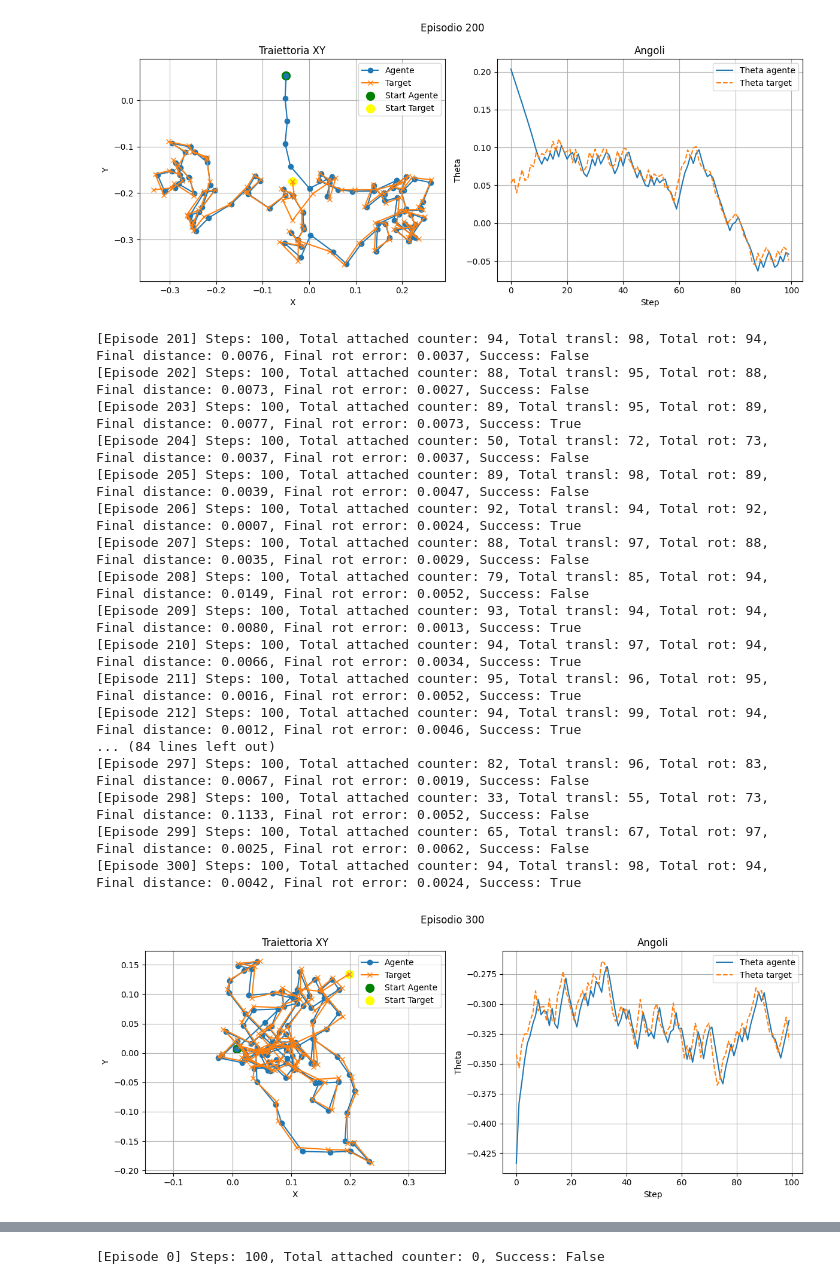
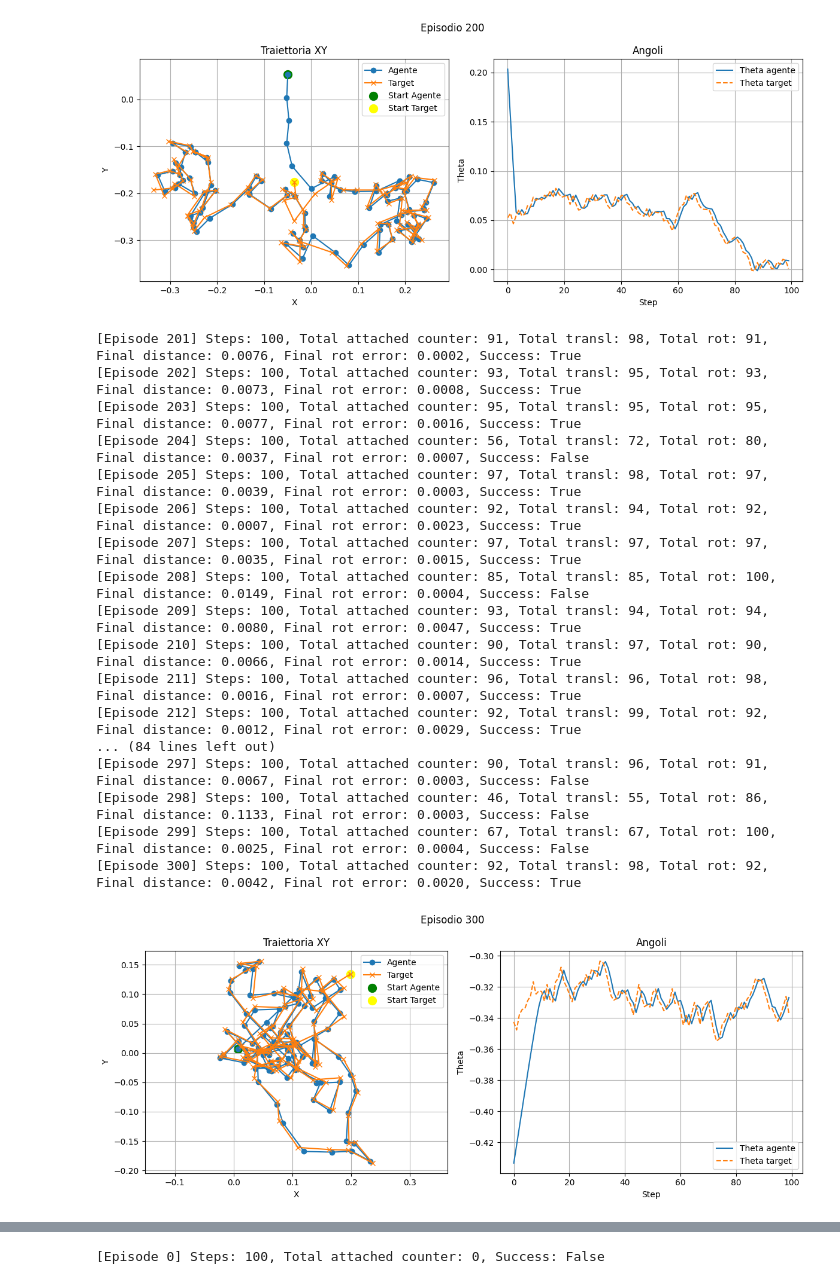
Before and after one commit to EdoardoZappia/RL_IL_AR_for_surgery, a Jupyter notebook: test.ipynb, the cells around one changed output, grey strips where cells are left out. Cells and saved outputs as stored; diff of their text form; code cells hidden in the pictures.

```diff
--- a/test.ipynb
+++ b/test.ipynb
@@ -161,7 +161,7 @@ def plot_trajectory(trajectory, target_traj, theta_traj, theta_target_traj, epis
 # --- MAIN ---
 if __name__ == "__main__":
     ckpt_transl = "/Users/edoardozappia/Documents/GitHub/RL_IL_AR_for_surgery/Traslazioni-dinamiche/Noisy/ddpg_run_dyn_mov_0.05_noisy_target_0.00520250504_150841/checkpoint_ep3639.pth"
-    ckpt_rot = "/Users/edoardozappia/Documents/GitHub/RL_IL_AR_for_surgery/Rotazioni-dinamiche/Noisy/ddpg_mov_0.02_std_0.001_20250509_171021/checkpoint_ep2114.pth"
+    ckpt_rot = "/Users/edoardozappia/Documents/GitHub/RL_IL_AR_for_surgery/Rotazioni-dinamiche/Noisy/ddpg_mov_0.01_std_0.001_20250509_173413/checkpoint_ep769.pth"
     agent_transl, agent_rot = load_agents(ckpt_transl, ckpt_rot)
     test_dual_agents(agent_transl, agent_rot)
 # %% [output]
@@ -205,19 +205,19 @@ if __name__ == "__main__":
-[figure, old version]
+[figure, new version]
-[Episode 201] Steps: 100, Total attached counter: 94, Total transl: 98, Total rot: 94, Final distance: 0.0076, Final rot error: 0.0037, Success: False
-[Episode 202] Steps: 100, Total attached counter: 88, Total transl: 95, Total rot: 88, Final distance: 0.0073, Final rot error: 0.0027, Success: False
-[Episode 203] Steps: 100, Total attached counter: 89, Total transl: 95, Total rot: 89, Final distance: 0.0077, Final rot error: 0.0073, Success: True
-[Episode 204] Steps: 100, Total attached counter: 50, Total transl: 72, Total rot: 73, Final distance: 0.0037, Final rot error: 0.0037, Success: False
-[Episode 205] Steps: 100, Total attached counter: 89, Total transl: 98, Total rot: 89, Final distance: 0.0039, Final rot error: 0.0047, Success: False
-[Episode 206] Steps: 100, Total attached counter: 92, Total transl: 94, Total rot: 92, Final distance: 0.0007, Final rot error: 0.0024, Success: True
-[Episode 207] Steps: 100, Total attached counter: 88, Total transl: 97, Total rot: 88, Final distance: 0.0035, Final rot error: 0.0029, Success: False
-[Episode 208] Steps: 100, Total attached counter: 79, Total transl: 85, Total rot: 94, Final distance: 0.0149, Final rot error: 0.0052, Success: False
-[Episode 209] Steps: 100, Total attached counter: 93, Total transl: 94, Total rot: 94, Final distance: 0.0080, Final rot error: 0.0013, Success: True
-[Episode 210] Steps: 100, Total attached counter: 94, Total transl: 97, Total rot: 94, Final distance: 0.0066, Final rot error: 0.0034, Success: True
-[Episode 211] Steps: 100, Total attached counter: 95, Total transl: 96, Total rot: 95, Final distance: 0.0016, Final rot error: 0.0052, Success: True
-[Episode 212] Steps: 100, Total attached counter: 94, Total transl: 99, Total rot: 94, Final distance: 0.0012, Final rot error: 0.0046, Success: True
+[Episode 201] Steps: 100, Total attached counter: 91, Total transl: 98, Total rot: 91, Final distance: 0.0076, Final rot error: 0.0002, Success: True
+[Episode 202] Steps: 100, Total attached counter: 93, Total transl: 95, Total rot: 93, Final distance: 0.0073, Final rot error: 0.0008, Success: True
+[Episode 203] Steps: 100, Total attached counter: 95, Total transl: 95, Total rot: 95, Final distance: 0.0077, Final rot error: 0.0016, Success: True
+[Episode 204] Steps: 100, Total attached counter: 56, Total transl: 72, Total rot: 80, Final distance: 0.0037, Final rot error: 0.0007, Success: False
+[Episode 205] Steps: 100, Total attached counter: 97, Total transl: 98, Total rot: 97, Final distance: 0.0039, Final rot error: 0.0003, Success: True
+[Episode 206] Steps: 100, Total attached counter: 92, Total transl: 94, Total rot: 92, Final distance: 0.0007, Final rot error: 0.0023, Success: True
+[Episode 207] Steps: 100, Total attached counter: 97, Total transl: 97, Total rot: 97, Final distance: 0.0035, Final rot error: 0.0015, Success: True
+[Episode 208] Steps: 100, Total attached counter: 85, Total transl: 85, Total rot: 100, Final distance: 0.0149, Final rot error: 0.0004, Success: False
+[Episode 209] Steps: 100, Total attached counter: 93, Total transl: 94, Total rot: 94, Final distance: 0.0080, Final rot error: 0.0047, Success: True
+[Episode 210] Steps: 100, Total attached counter: 90, Total transl: 97, Total rot: 90, Final distance: 0.0066, Final rot error: 0.0014, Success: True
+[Episode 211] Steps: 100, Total attached counter: 96, Total transl: 96, Total rot: 98, Final distance: 0.0016, Final rot error: 0.0007, Success: True
+[Episode 212] Steps: 100, Total attached counter: 92, Total transl: 99, Total rot: 92, Final distance: 0.0012, Final rot error: 0.0029, Success: True
 ... (84 lines left out)
-[Episode 297] Steps: 100, Total attached counter: 82, Total transl: 96, Total rot: 83, Final distance: 0.0067, Final rot error: 0.0019, Success: False
-[Episode 298] Steps: 100, Total attached counter: 33, Total transl: 55, Total rot: 73, Final distance: 0.1133, Final rot error: 0.0052, Success: False
-[Episode 299] Steps: 100, Total attached counter: 65, Total transl: 67, Total rot: 97, Final distance: 0.0025, Final rot error: 0.0062, Success: False
-[Episode 300] Steps: 100, Total attached counter: 94, Total transl: 98, Total rot: 94, Final distance: 0.0042, Final rot error: 0.0024, Success: True
+[Episode 297] Steps: 100, Total attached counter: 90, Total transl: 96, Total rot: 91, Final distance: 0.0067, Final rot error: 0.0003, Success: False
+[Episode 298] Steps: 100, Total attached counter: 46, Total transl: 55, Total rot: 86, Final distance: 0.1133, Final rot error: 0.0003, Success: False
+[Episode 299] Steps: 100, Total attached counter: 67, Total transl: 67, Total rot: 100, Final distance: 0.0025, Final rot error: 0.0004, Success: False
+[Episode 300] Steps: 100, Total attached counter: 92, Total transl: 98, Total rot: 92, Final distance: 0.0042, Final rot error: 0.0020, Success: True
-[figure, old version]
+[figure, new version]
```
Also changed, not shown: parts of 1 cell of this notebook, 1 other file.
